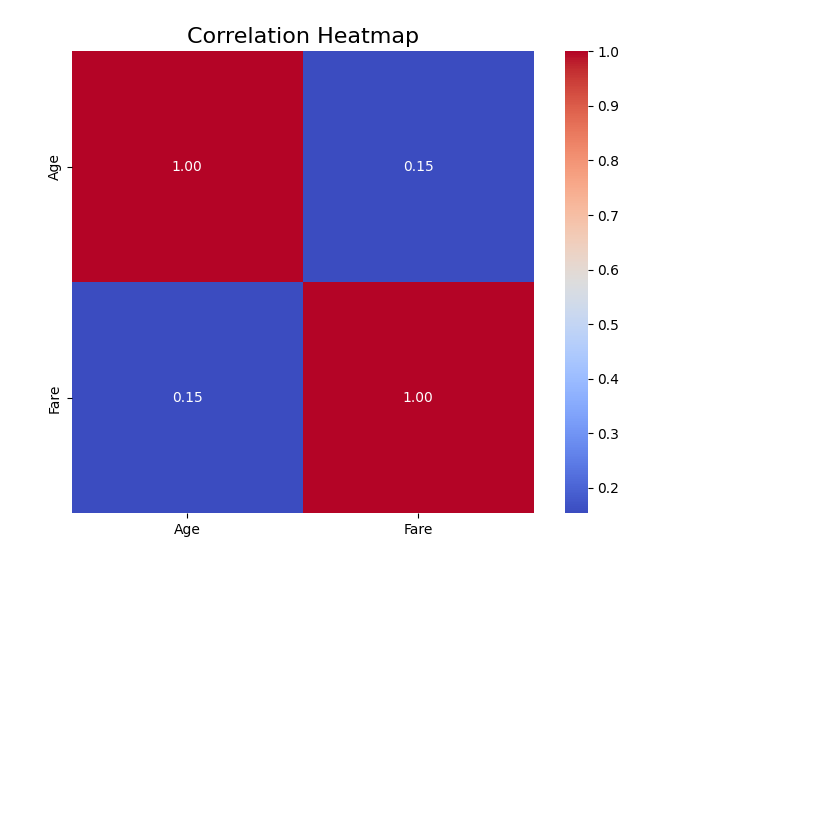
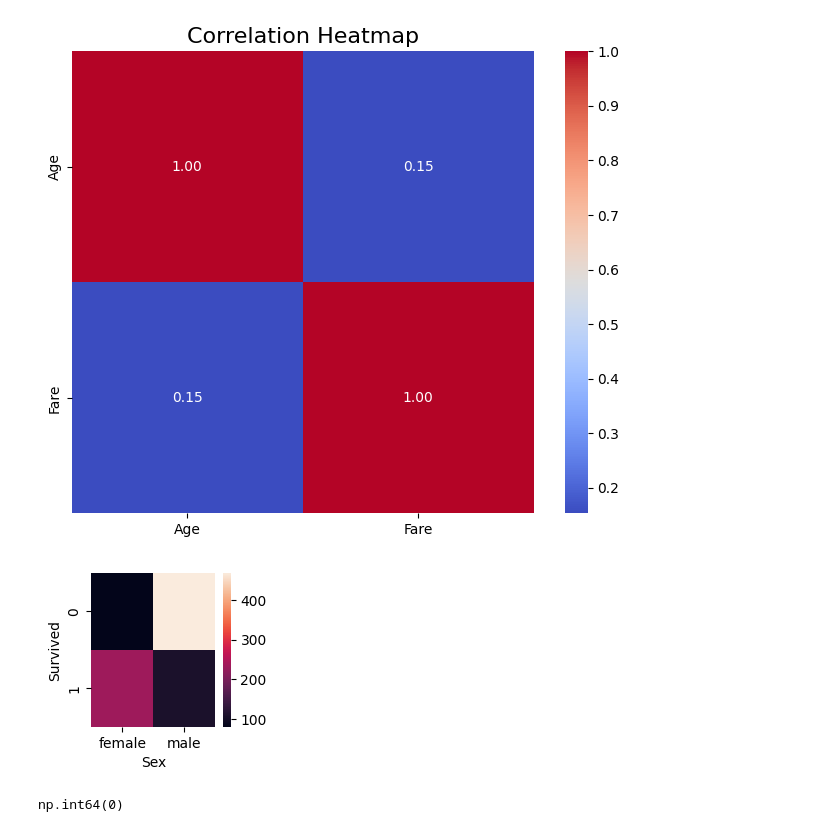
Before and after one commit to Elgeneral200/Depi_Amit_AI_BNS3, a Jupyter notebook: Data_preprocessing/Workshop_1.ipynb, the cells around one changed output. Cells and saved outputs as stored; diff of their text form; code cells hidden in the pictures; blank space fills up the shorter version.

```diff
--- a/Data_preprocessing/Workshop_1.ipynb
+++ b/Data_preprocessing/Workshop_1.ipynb
@@ -201,3 +213,15 @@ plt.title('Correlation Heatmap', fontsize=16)
 plt.show()
 # %% [output]
 [figure]
+# %%
+
+plt.figure(figsize=(2, 2))
+agg = df.pivot_table(index='Survived', columns='Sex', values='Age', aggfunc=len)
+sns.heatmap(agg)
+plt.show()
+# %% [output]
+[figure, added]
+# %%
+df.duplicated().sum()
+# %% [output]
+np.int64(0)
```
Also changed, not shown: parts of 10 cells of this notebook, 13 other files.
